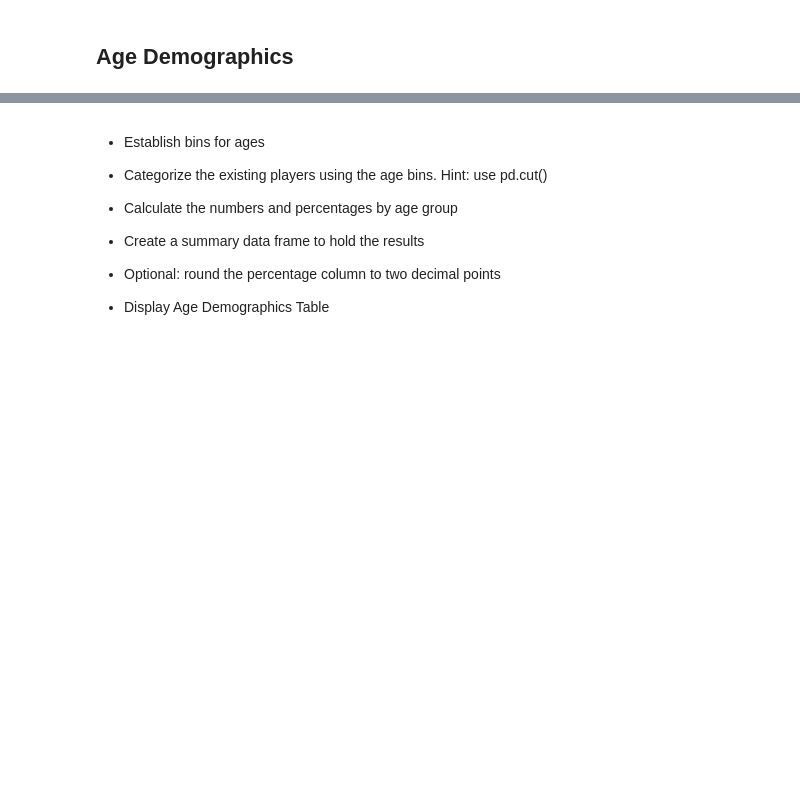
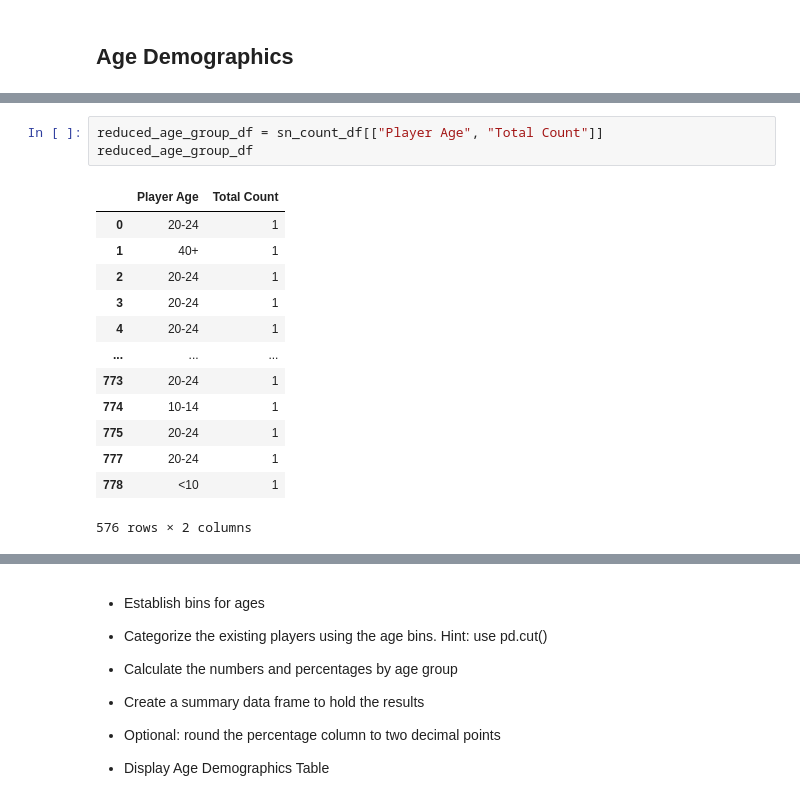
Before and after one commit to Gujaratigirl/Pandas_Challenge, a Jupyter notebook: HeroesOfPymoli/2 HeroesOfPymoli_starter.ipynb, the cells around one changed output, grey strips where cells are left out. Saved outputs shown, nothing was run; the diff lists cells and outputs as text; blank space fills up the shorter version.

```diff
--- a/HeroesOfPymoli/2 HeroesOfPymoli_starter.ipynb
+++ b/HeroesOfPymoli/2 HeroesOfPymoli_starter.ipynb
@@ -219,0 +227,17 @@ age_group_df
+# %%
+reduced_age_group_df = sn_count_df[["Player Age", "Total Count"]]
+reduced_age_group_df
+# %% [output]
+|  | Player Age | Total Count |
+| 0 | 20-24 | 1 |
+| 1 | 40+ | 1 |
+| 2 | 20-24 | 1 |
+| 3 | 20-24 | 1 |
+| 4 | 20-24 | 1 |
+| ... | ... | ... |
+| 773 | 20-24 | 1 |
+| 774 | 10-14 | 1 |
+| 775 | 20-24 | 1 |
+| 777 | 20-24 | 1 |
+| 778 | <10 | 1 |
+576 rows × 2 columns
```
Also changed, not shown: parts of 5 cells of this notebook.
